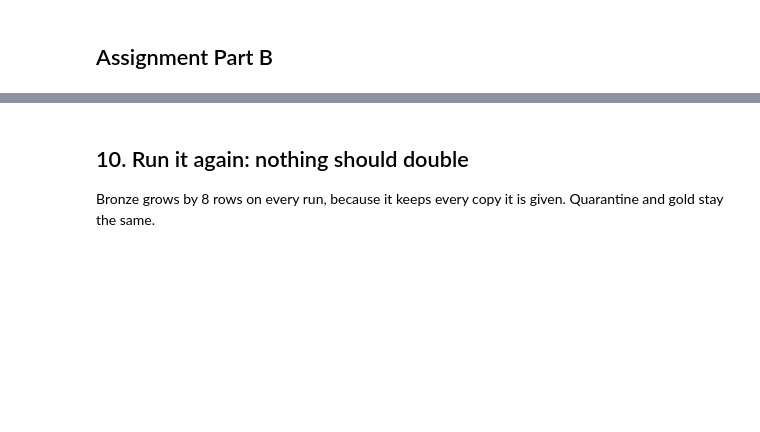
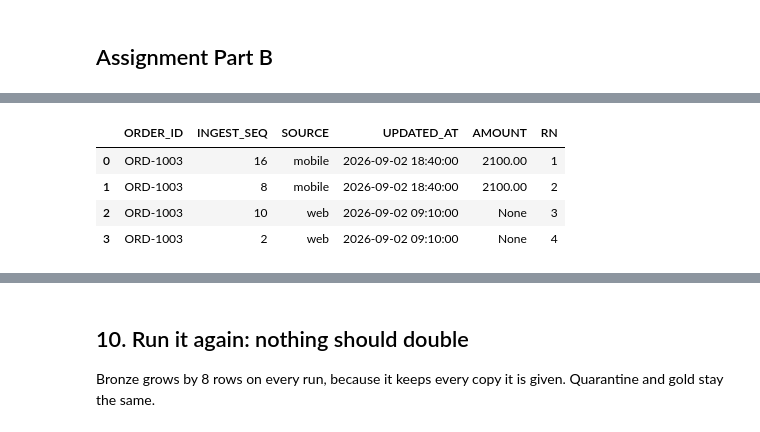
Before and after one commit to spidermanish/freshcart-pipelines, a Jupyter notebook: elt/freshcart_elt.ipynb, the cells around one changed output, grey strips where cells are left out. Drawn from its saved outputs; the diff is of its cells as text; code cells hidden in the pictures; blank space fills up the shorter version.

```diff
--- a/elt/freshcart_elt.ipynb
+++ b/elt/freshcart_elt.ipynb
@@ -758,0 +808,12 @@ SELECT (SELECT COUNT(*) FROM bronze.orders_raw)                     AS bronze_ro
+# %%
+# B2: the ranking SQL_20_ORDERS_DEDUP applies (rn = 1 survives)
+show("""SELECT order_id, ingest_seq, source, updated_at, amount,
+               ROW_NUMBER() OVER (PARTITION BY order_id
+                                  ORDER BY updated_at DESC, ingest_seq DESC) AS rn
+        FROM silver.orders_clean WHERE order_id = 'ORD-1003' ORDER BY rn""")
+# %% [output]
+|  | ORDER_ID | INGEST_SEQ | SOURCE | UPDATED_AT | AMOUNT | RN |
+| 0 | ORD-1003 | 16 | mobile | 2026-09-02 18:40:00 | 2100.00 | 1 |
+| 1 | ORD-1003 | 8 | mobile | 2026-09-02 18:40:00 | 2100.00 | 2 |
+| 2 | ORD-1003 | 10 | web | 2026-09-02 09:10:00 | None | 3 |
+| 3 | ORD-1003 | 2 | web | 2026-09-02 09:10:00 | None | 4 |
```
Also changed, not shown: parts of 11 cells of this notebook.
